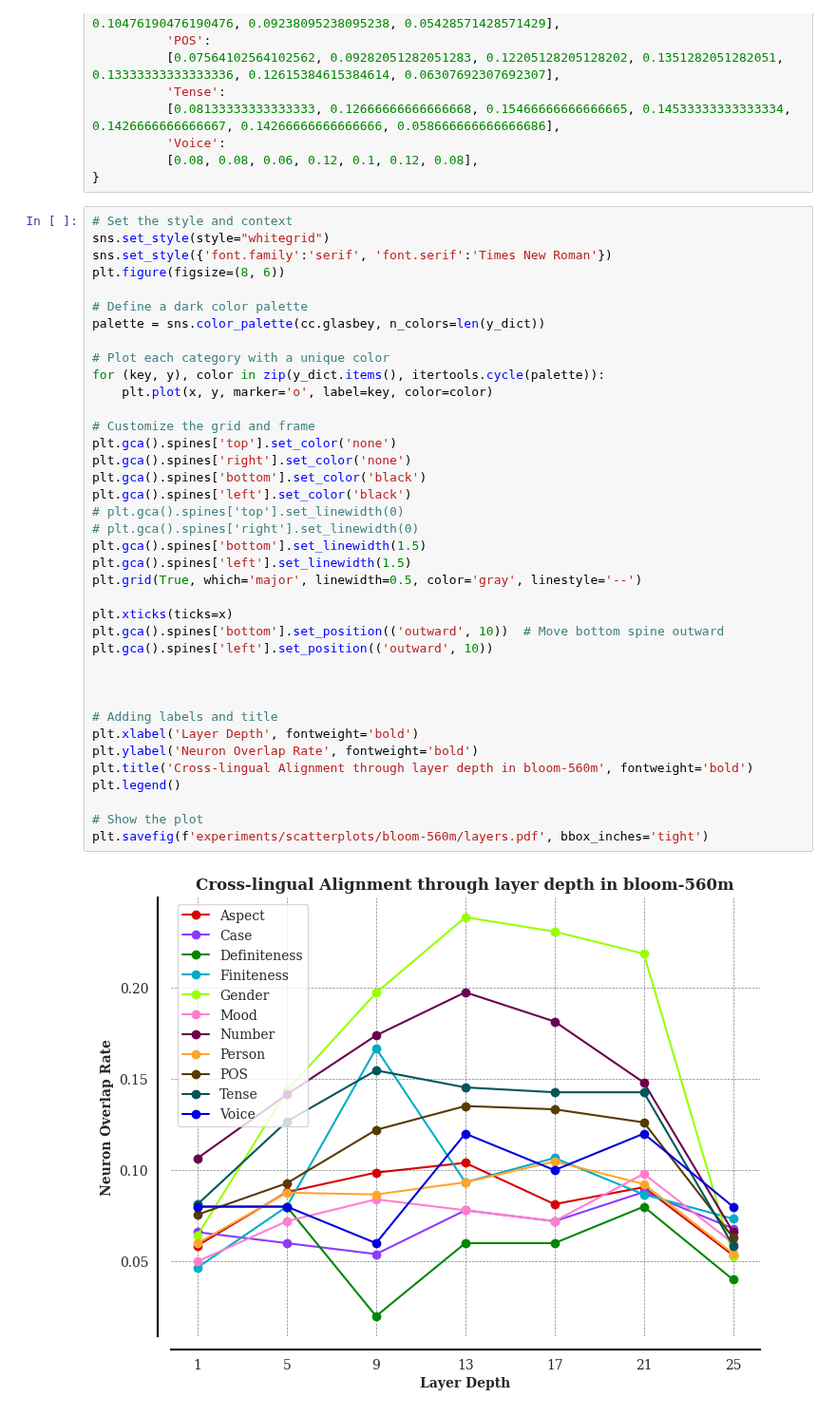
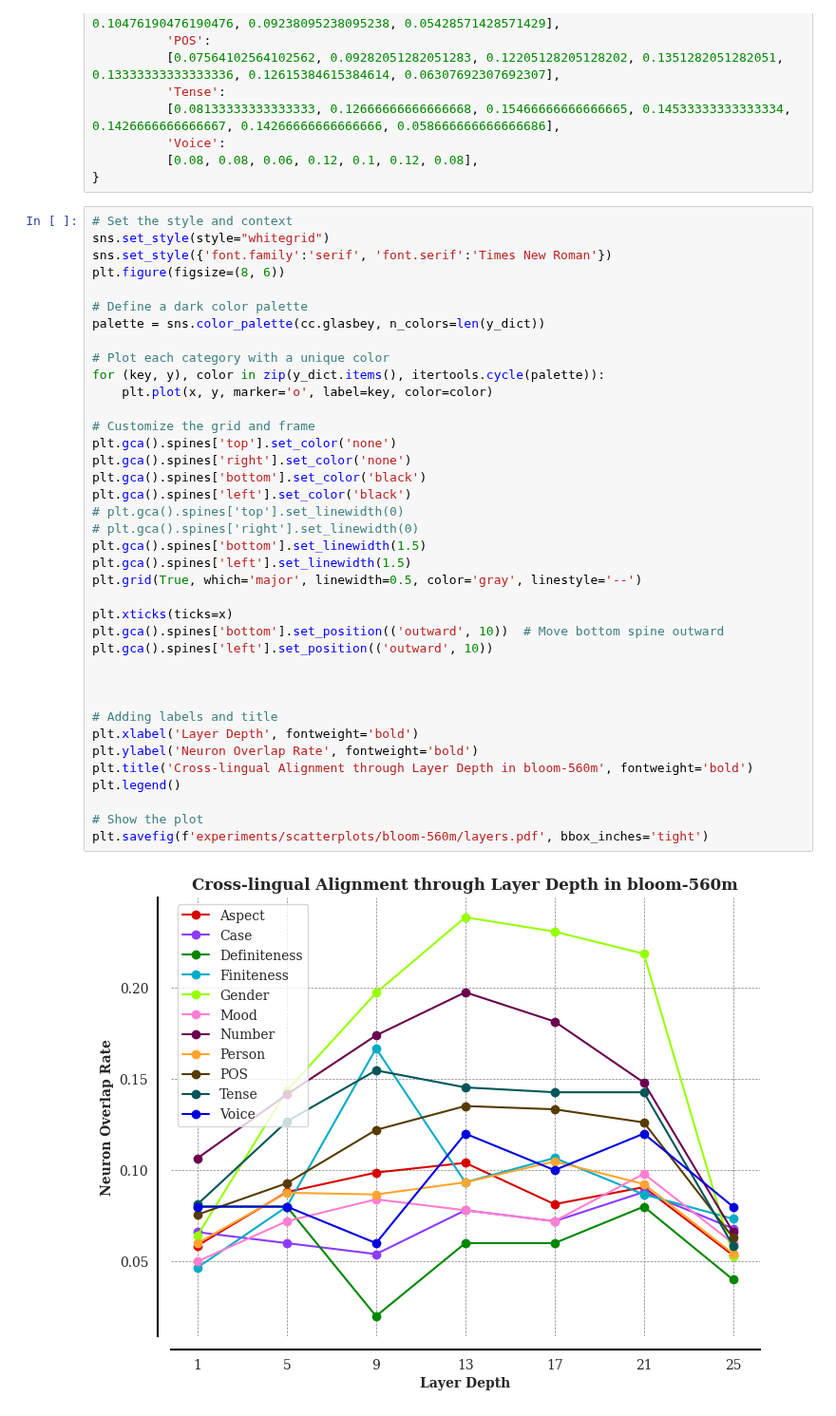
Before and after one commit to ErikaaWang/multilingual-typology-probing, a Jupyter notebook: ovlp_through_layer.ipynb, the cells around one changed output. Shown at 95% size. Drawn from its saved outputs; the diff is of its cells as text.

Commit message:
upgrade plots

```diff
--- a/ovlp_through_layer.ipynb
+++ b/ovlp_through_layer.ipynb
@@ -39,32 +39,32 @@ palette = sns.color_palette(cc.glasbey, n_colors=len(y_dict))
 
 # Plot each category with a unique color
 for (key, y), color in zip(y_dict.items(), itertools.cycle(palette)):
     plt.plot(x, y, marker='o', label=key, color=color)
 
 # Customize the grid and frame
 plt.gca().spines['top'].set_color('none')
 plt.gca().spines['right'].set_color('none')
 plt.gca().spines['bottom'].set_color('black')
 plt.gca().spines['left'].set_color('black')
 # plt.gca().spines['top'].set_linewidth(0)
 # plt.gca().spines['right'].set_linewidth(0)
 plt.gca().spines['bottom'].set_linewidth(1.5)
 plt.gca().spines['left'].set_linewidth(1.5)
 plt.grid(True, which='major', linewidth=0.5, color='gray', linestyle='--')
 
 plt.xticks(ticks=x)
 plt.gca().spines['bottom'].set_position(('outward', 10))  # Move bottom spine outward
 plt.gca().spines['left'].set_position(('outward', 10))
 
 
 
 # Adding labels and title
 plt.xlabel('Layer Depth', fontweight='bold')
 plt.ylabel('Neuron Overlap Rate', fontweight='bold')
-plt.title('Cross-lingual Alignment through layer depth in bloom-560m', fontweight='bold')
+plt.title('Cross-lingual Alignment through Layer Depth in bloom-560m', fontweight='bold')
 plt.legend()
 
 # Show the plot
 plt.savefig(f'experiments/scatterplots/bloom-560m/layers.pdf', bbox_inches='tight')
 # %% [output]
-[figure, old version]
+[figure, new version]
```
Also changed, not shown: 1 other file.
